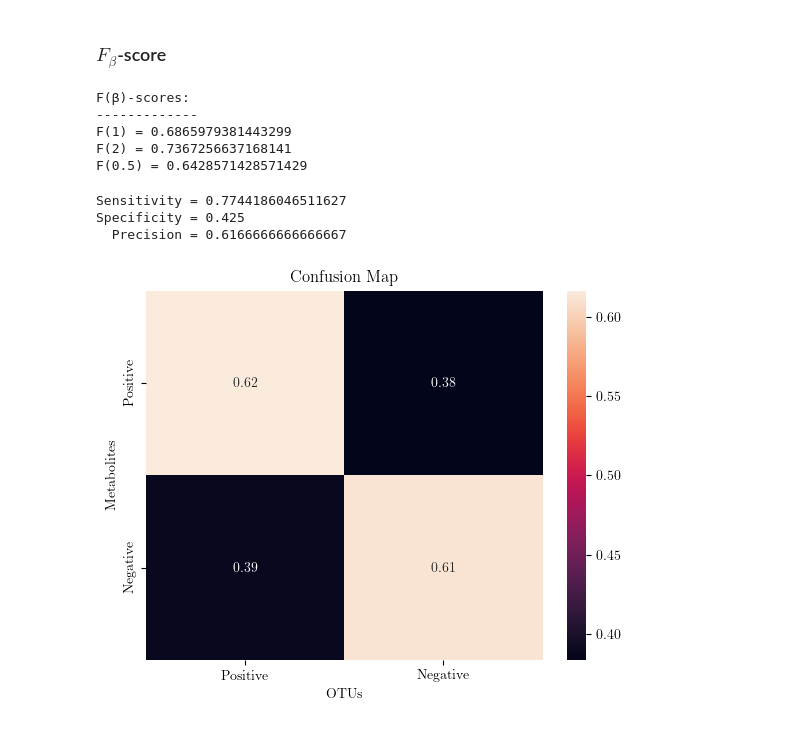
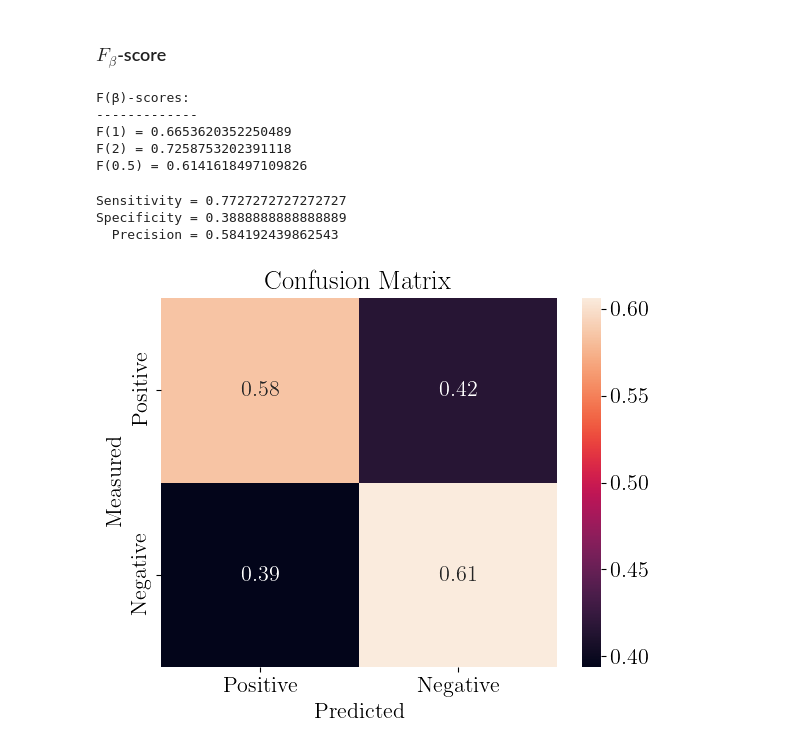
Before and after one commit to ComplexityBiosystems/STELLA, a Jupyter notebook: python/4-F-and-Z-score.ipynb, the cells around one changed output. Drawn from its saved outputs; the diff is of its cells as text; code cells hidden in the pictures.

```diff
--- a/python/4-F-and-Z-score.ipynb
+++ b/python/4-F-and-Z-score.ipynb
@@ -41,6 +19,9 @@ warnings.filterwarnings("ignore") # ignore boring warnings
 matplotlib.rc('font', **{'family': 'serif', 'serif': ['Computer Modern']});
 matplotlib.rc('text', usetex=True);
 
+params = { 'font.size': 16,}
+plt.rcParams.update(params)
+
 sns.despine(trim=True, left=True);
 # %% [output]
 <Figure size 640x480 with 0 Axes>
@@ -62,4 +43,21 @@ dfSTELLA = pd.read_csv("asd/patient-metabolite-matrix.csv")
 dfSTELLA.set_index("Unnamed: 0", inplace=True)
 
 dfSTELLA
+
+# Pick Kang's patients (21 Neurotypical and 23 ASD)
+# Previously used data comes from three different ASD experimental studies.
+# The first block of both the neurotypical and the ASD parts comes from Kang's experiment.
+cols = dfSTELLA.columns
+cols = [c for c in cols if("Control" in c and int(c[-2:])<22) or ("Autism" in c and int(c[-2:])<45)]
+dfSTELLA = dfSTELLA[cols]
+
+# Rename STELLA's columns as Kang's
+for i in range(len(dfSTELLA.columns)):
+    if i < 22:
+        cols[i] = "N"+f"{(i+1):02d}"
+    else:
+        cols[i] = "A"+f"{(i+1-21):02d}"
+
+dfSTELLA.columns = cols
+dfSTELLA
 # %% [output]
@@ -102,6 +100,10 @@ metabolitesKang2017 = list(dfKang2017["Sample ID"])
 metabolitesSTELLA = list(dfSTELLA.index)
 commonMetabolites = [m for m in metabolitesKang2017 if m in metabolitesSTELLA]
 
+# Urea is not experimentally found!
+commonMetabolites = [m for m in commonMetabolites if m != "urea"]
+
+
 print("\nKang (2017) contains {} metabolites.".format(len(metabolitesKang2017)))
 print("STELLA contains {} metabolites.".format(len(metabolitesSTELLA)))
 print("There are in total {} common metabolites: {}".format(len(commonMetabolites), commonMetabolites))
@@ -182,7 +189,7 @@ choicesASD = ["TP", "FN"]
 
 # We consider null metabolite as produced
 dfCounter[dfCounter == 0] = 1
-dfCounter = dfCounter/np.abs(dfCounter)*2
+dfCounter = 2*dfCounter/np.abs(dfCounter)
 
 # For each of STELLA's data spot true negative and false positive / true positive and false negative
 for c in dfCounter:
@@ -198,10 +205,10 @@ for c in dfCounter:
                     ]
 
     # if neurotypical check whether TN or FP
-    if "Control" in c:
+    if "N" in c:
         dfCounter[c] = np.select(conditionsWT, choicesWT)
     # if ASD check whether TP or FN
-    elif "Autism" in c:
+    elif "A" in c:
         dfCounter[c] = np.select(conditionsASD, choicesASD)
 
 
@@ -225,34 +232,34 @@ print("F(0.5) = {}".format(F05))
 # %% [output]
 F(β)-scores:
 -------------
-F(1) = 0.6865979381443299
-F(2) = 0.7367256637168141
-F(0.5) = 0.6428571428571429
+F(1) = 0.6653620352250489
+F(2) = 0.7258753202391118
+F(0.5) = 0.6141618497109826
 # %%
 # Statistical quantities of some interest
 sensitivity = TP/(TP+FN)
 specificity = TN/(TN+FP)
 precision = TP/(TP+FP)
 
 # Print
 print("Sensitivity = {}".format(sensitivity))
 print("Specificity = {}".format(specificity))
 print("  Precision = {}\n".format(precision))
 
 # Confusion matrix
 confMatrix = np.array([[TP/(TP+FP), FP/(TP+FP)], [FN/(TN+FN), TN/(TN+FN)]])
 
 # Plot
 ax = sns.heatmap(confMatrix, annot=True)
 ax.set_xticklabels(["Positive", "Negative"]);
 ax.set_yticklabels(["Positive", "Negative"]);
-ax.set_xlabel("OTUs");
-ax.set_ylabel("Metabolites");
-ax.set_title("Confusion Map");
+ax.set_xlabel("Predicted");
+ax.set_ylabel("Measured");
+ax.set_title("Confusion Matrix");
 
 plt.savefig("plots/confusion-map-colsNorm.pdf", bbox_inches="tight")
 # %% [output]
-Sensitivity = 0.7744186046511627
-Specificity = 0.425
-  Precision = 0.6166666666666667
+Sensitivity = 0.7727272727272727
+Specificity = 0.3888888888888889
+  Precision = 0.584192439862543
-[figure, old version]
+[figure, new version]
```
Also changed, not shown: parts of 5 cells of this notebook.
